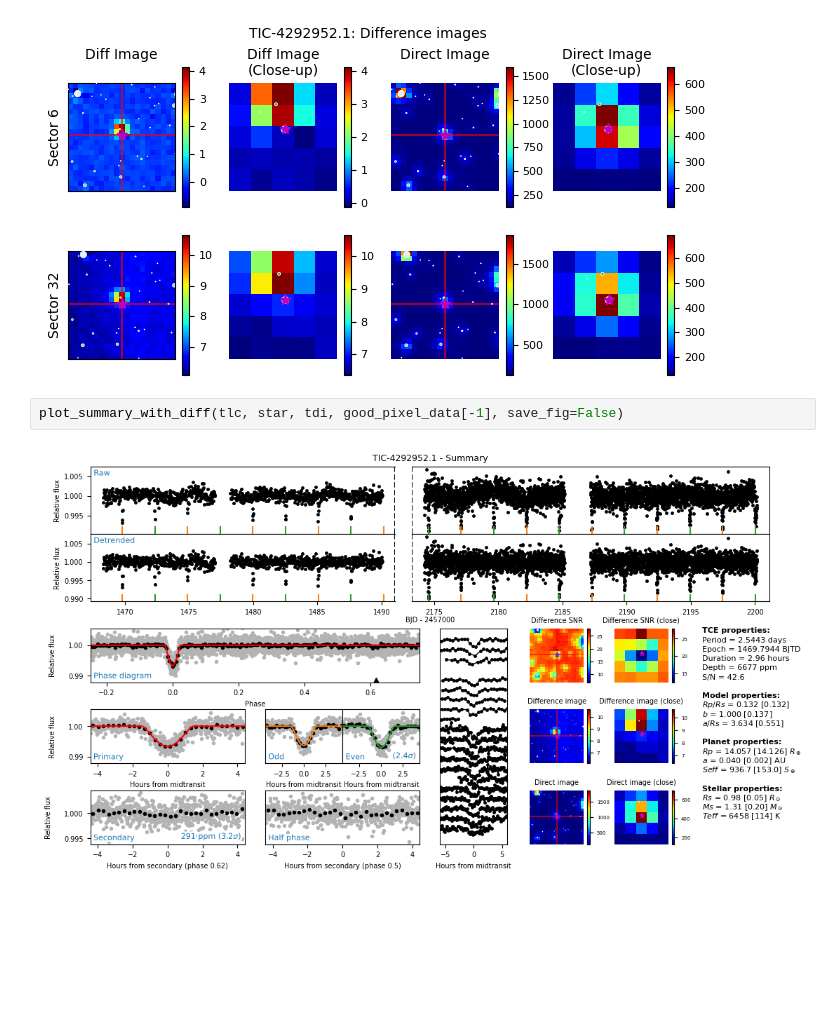
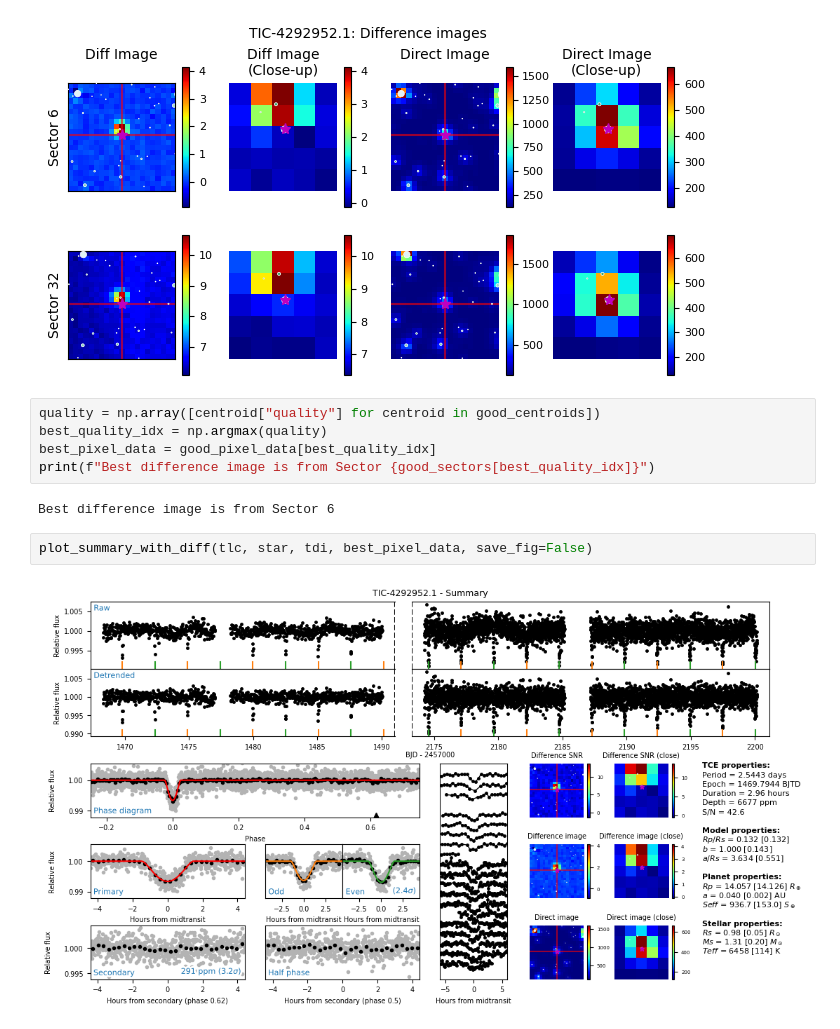
Before and after one commit to mkunimoto/LEO-vetter, a Jupyter notebook: tutorials/3_False_Positive.ipynb, the cells around one changed output. Drawn from its saved outputs; the diff is of its cells as text; blank space fills up the shorter version.

```diff
--- a/tutorials/3_False_Positive.ipynb
+++ b/tutorials/3_False_Positive.ipynb
@@ -103,7 +101,14 @@ FP: off-target
 plot_diffimages(tlc.tic, tlc.planetno, tdi, good_sectors, good_pixel_data, save_fig=False)
 # %% [output]
 [figure]
+# %%
+quality = np.array([centroid["quality"] for centroid in good_centroids])
+best_quality_idx = np.argmax(quality)
+best_pixel_data = good_pixel_data[best_quality_idx]
+print(f"Best difference image is from Sector {good_sectors[best_quality_idx]}")
+# %% [output]
+Best difference image is from Sector 6
 # %%
-plot_summary_with_diff(tlc, star, tdi, good_pixel_data[-1], save_fig=False)
+plot_summary_with_diff(tlc, star, tdi, best_pixel_data, save_fig=False)
 # %% [output]
-[figure, old version]
+[figure, new version]
```
Also changed, not shown: parts of 2 cells of this notebook, 4 other files.
